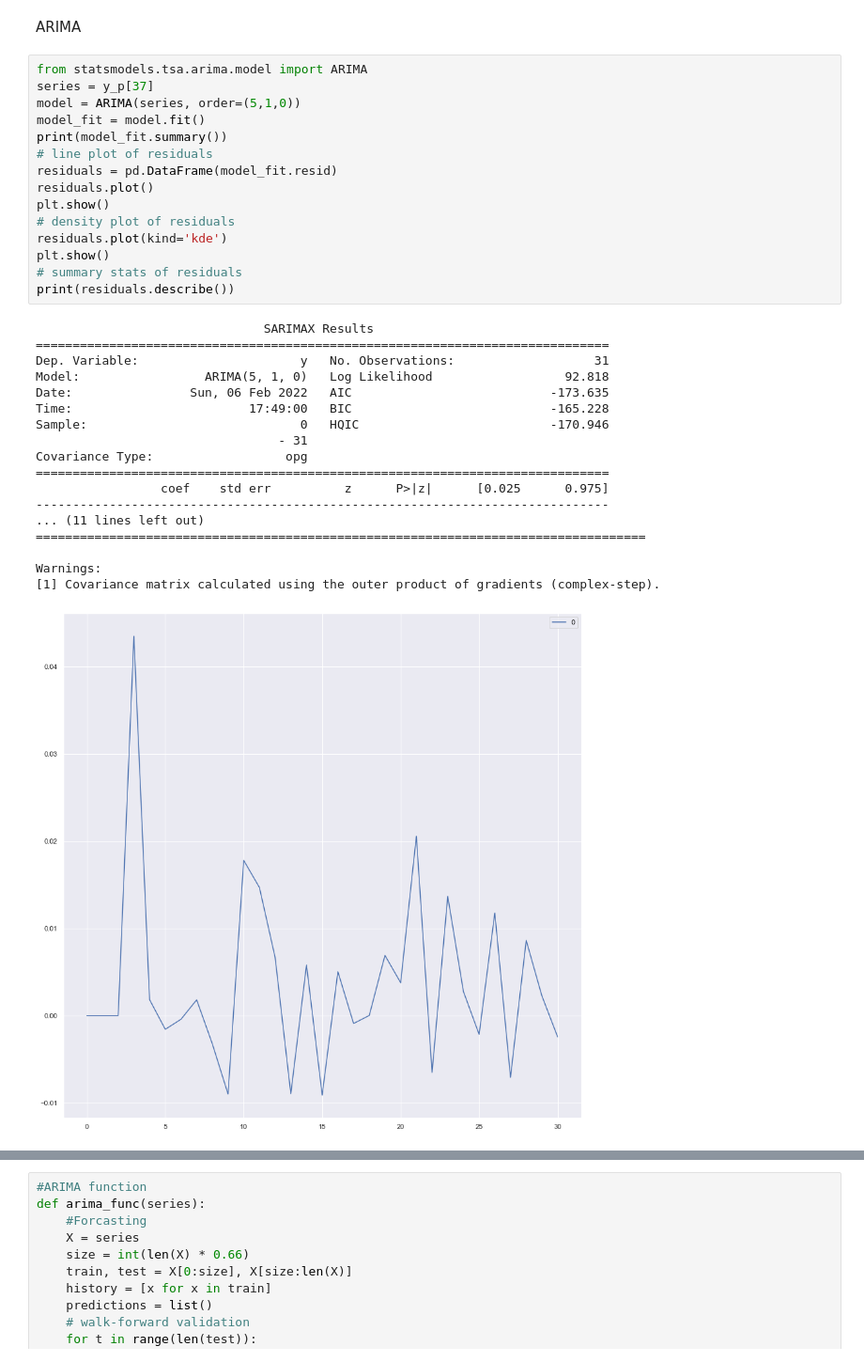
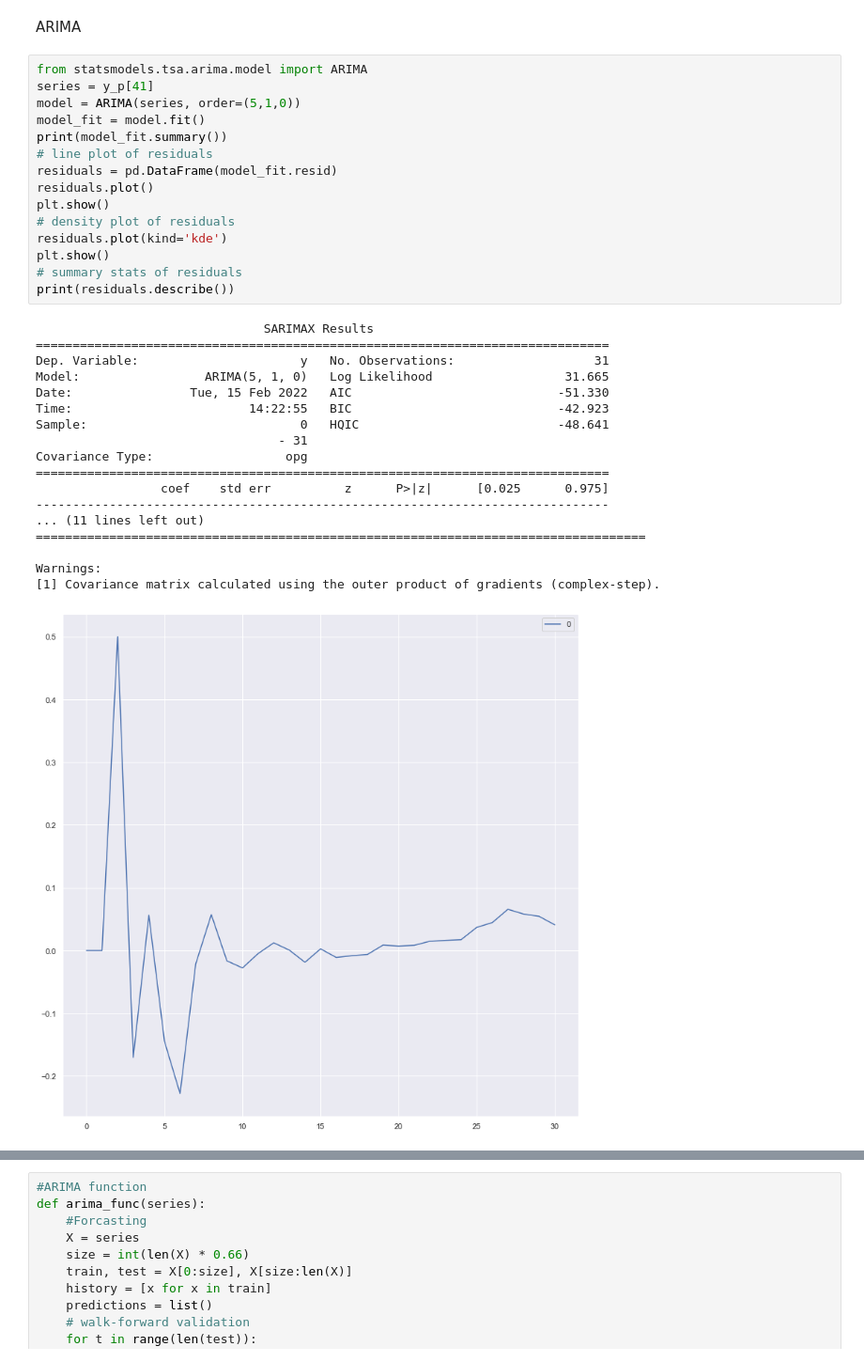
Before and after one commit to mijovicmia/4YP, a Jupyter notebook: ht1.ipynb, the cells around one changed output, grey strips where cells are left out. Shown at 94% size. Saved outputs shown, nothing was run; the diff lists cells and outputs as text.

```diff
--- a/ht1.ipynb
+++ b/ht1.ipynb
@@ -1026,35 +1026,35 @@ df_combined.to_csv("../Data/df_combined.csv", index=False)
 ARIMA
 # %%
 from statsmodels.tsa.arima.model import ARIMA
-series = y_p[37]
+series = y_p[41]
 model = ARIMA(series, order=(5,1,0))
 model_fit = model.fit()
 print(model_fit.summary())
 # line plot of residuals
 residuals = pd.DataFrame(model_fit.resid)
 residuals.plot()
 plt.show()
 # density plot of residuals
 residuals.plot(kind='kde')
 plt.show()
 # summary stats of residuals
 print(residuals.describe())
 # %% [output]
                                SARIMAX Results
 ==============================================================================
 Dep. Variable:                      y   No. Observations:                   31
-Model:                 ARIMA(5, 1, 0)   Log Likelihood                  92.818
-Date:                Sun, 06 Feb 2022   AIC                           -173.635
-Time:                        17:49:00   BIC                           -165.228
-Sample:                             0   HQIC                          -170.946
+Model:                 ARIMA(5, 1, 0)   Log Likelihood                  31.665
+Date:                Tue, 15 Feb 2022   AIC                            -51.330
+Time:                        14:22:55   BIC                            -42.923
+Sample:                             0   HQIC                           -48.641
                                  - 31
 Covariance Type:                  opg
 ==============================================================================
                  coef    std err          z      P>|z|      [0.025      0.975]
 ------------------------------------------------------------------------------
 ... (11 lines left out)
 ===================================================================================
 
 Warnings:
 [1] Covariance matrix calculated using the outer product of gradients (complex-step).
-[figure, old version]
+[figure, new version]
```
Also changed, not shown: parts of 16 cells of this notebook.
